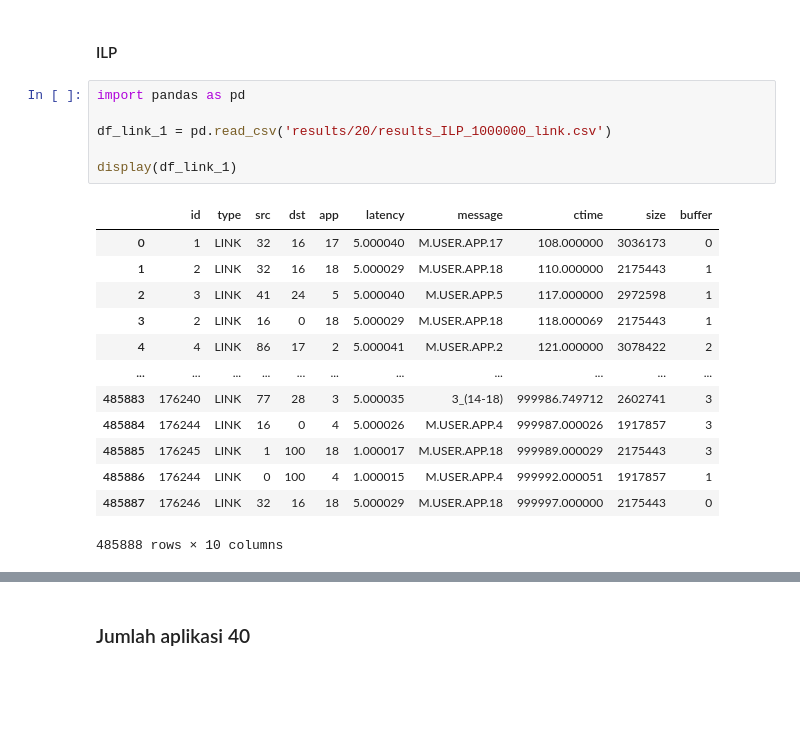
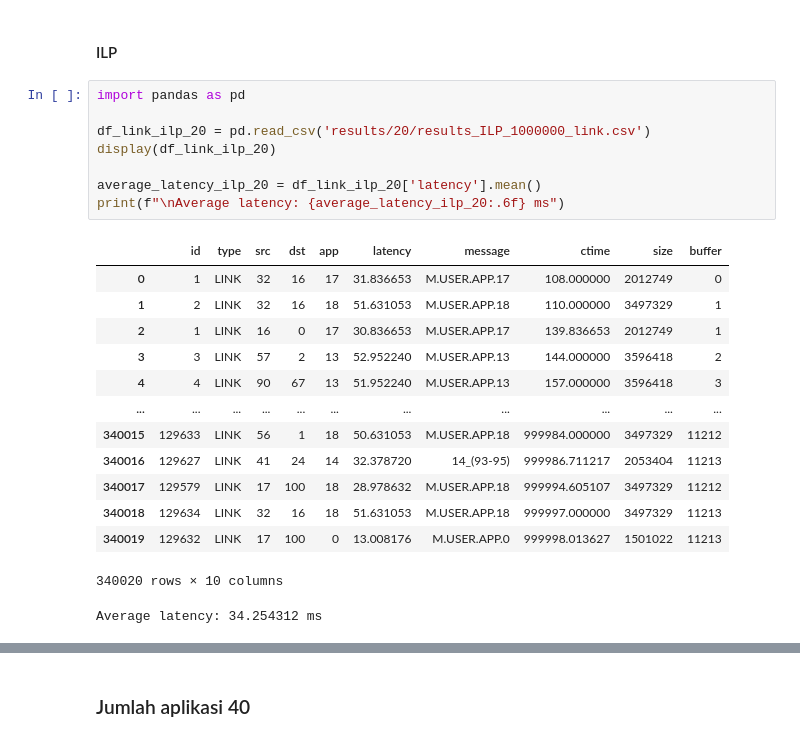
Before and after one commit to hafidnrzs/yafs-fog-computing, a Jupyter notebook: experiments/rev/analyze.ipynb, the cells around one changed output, grey strips where cells are left out. Drawn from its saved outputs; the diff is of its cells as text; blank space fills up the shorter version.

```diff
--- a/experiments/rev/analyze.ipynb
+++ b/experiments/rev/analyze.ipynb
@@ -846,20 +843,23 @@ Average latency for user app messages: 3.361461 ms
 # %%
 import pandas as pd
 
-df_link_1 = pd.read_csv('results/20/results_ILP_1000000_link.csv')
+df_link_ilp_20 = pd.read_csv('results/20/results_ILP_1000000_link.csv')
+display(df_link_ilp_20)
 
-display(df_link_1)
+average_latency_ilp_20 = df_link_ilp_20['latency'].mean()
+print(f"\nAverage latency: {average_latency_ilp_20:.6f} ms")
 # %% [output]
 |  | id | type | src | dst | app | latency | message | ctime | size | buffer |
-| 0 | 1 | LINK | 32 | 16 | 17 | 5.000040 | M.USER.APP.17 | 108.000000 | 3036173 | 0 |
-| 1 | 2 | LINK | 32 | 16 | 18 | 5.000029 | M.USER.APP.18 | 110.000000 | 2175443 | 1 |
-| 2 | 3 | LINK | 41 | 24 | 5 | 5.000040 | M.USER.APP.5 | 117.000000 | 2972598 | 1 |
-| 3 | 2 | LINK | 16 | 0 | 18 | 5.000029 | M.USER.APP.18 | 118.000069 | 2175443 | 1 |
-| 4 | 4 | LINK | 86 | 17 | 2 | 5.000041 | M.USER.APP.2 | 121.000000 | 3078422 | 2 |
+| 0 | 1 | LINK | 32 | 16 | 17 | 31.836653 | M.USER.APP.17 | 108.000000 | 2012749 | 0 |
+| 1 | 2 | LINK | 32 | 16 | 18 | 51.631053 | M.USER.APP.18 | 110.000000 | 3497329 | 1 |
+| 2 | 1 | LINK | 16 | 0 | 17 | 30.836653 | M.USER.APP.17 | 139.836653 | 2012749 | 1 |
+| 3 | 3 | LINK | 57 | 2 | 13 | 52.952240 | M.USER.APP.13 | 144.000000 | 3596418 | 2 |
+| 4 | 4 | LINK | 90 | 67 | 13 | 51.952240 | M.USER.APP.13 | 157.000000 | 3596418 | 3 |
 | ... | ... | ... | ... | ... | ... | ... | ... | ... | ... | ... |
-| 485883 | 176240 | LINK | 77 | 28 | 3 | 5.000035 | 3_(14-18) | 999986.749712 | 2602741 | 3 |
-| 485884 | 176244 | LINK | 16 | 0 | 4 | 5.000026 | M.USER.APP.4 | 999987.000026 | 1917857 | 3 |
-| 485885 | 176245 | LINK | 1 | 100 | 18 | 1.000017 | M.USER.APP.18 | 999989.000029 | 2175443 | 3 |
-| 485886 | 176244 | LINK | 0 | 100 | 4 | 1.000015 | M.USER.APP.4 | 999992.000051 | 1917857 | 1 |
-| 485887 | 176246 | LINK | 32 | 16 | 18 | 5.000029 | M.USER.APP.18 | 999997.000000 | 2175443 | 0 |
+| 340015 | 129633 | LINK | 56 | 1 | 18 | 50.631053 | M.USER.APP.18 | 999984.000000 | 3497329 | 11212 |
+| 340016 | 129627 | LINK | 41 | 24 | 14 | 32.378720 | 14_(93-95) | 999986.711217 | 2053404 | 11213 |
+| 340017 | 129579 | LINK | 17 | 100 | 18 | 28.978632 | M.USER.APP.18 | 999994.605107 | 3497329 | 11212 |
+| 340018 | 129634 | LINK | 32 | 16 | 18 | 51.631053 | M.USER.APP.18 | 999997.000000 | 3497329 | 11213 |
+| 340019 | 129632 | LINK | 17 | 100 | 0 | 13.008176 | M.USER.APP.0 | 999998.013627 | 1501022 | 11213 |
-485888 rows × 10 columns
+340020 rows × 10 columns
+Average latency: 34.254312 ms
```
Also changed, not shown: parts of 6 cells of this notebook, 4 other files.
